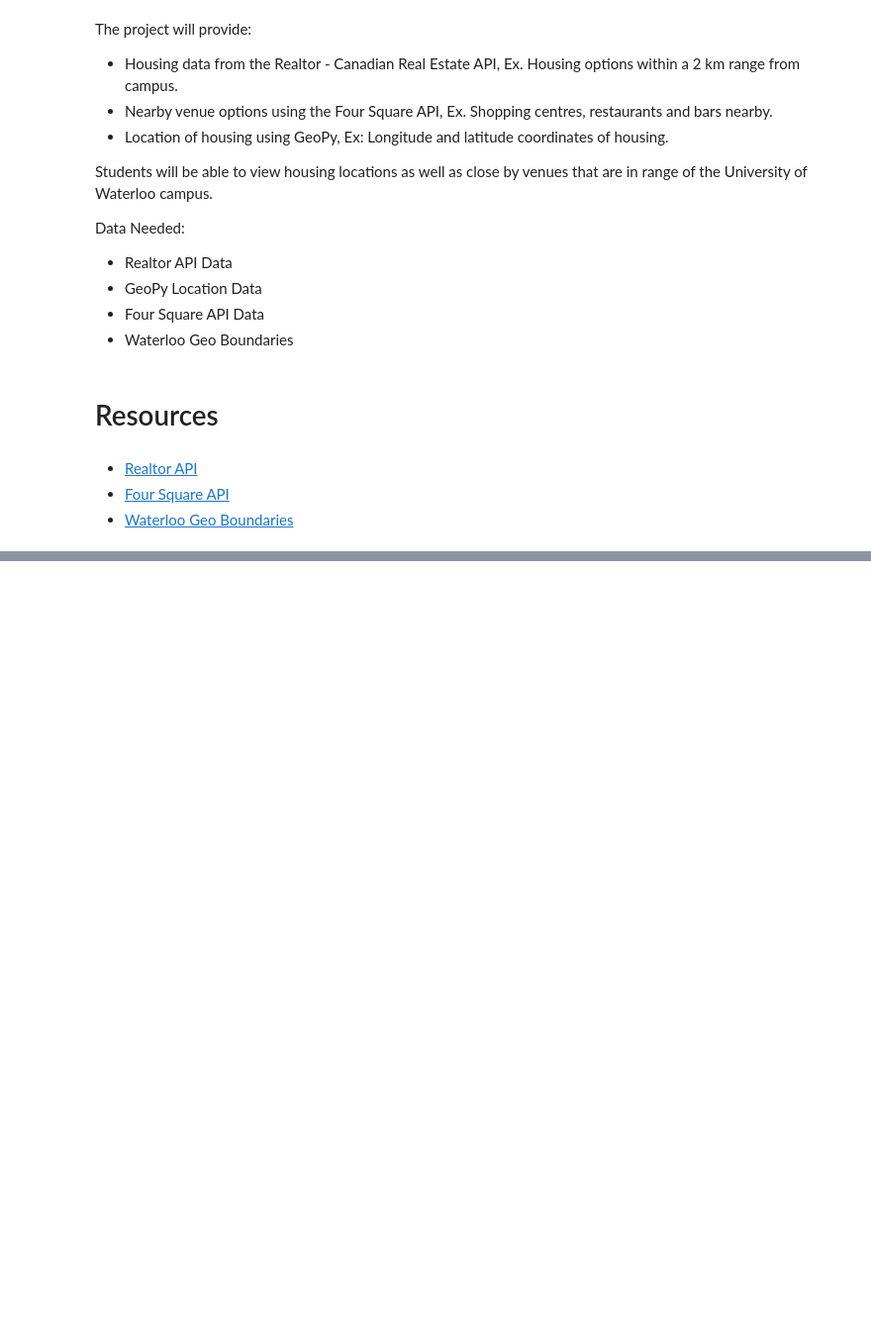
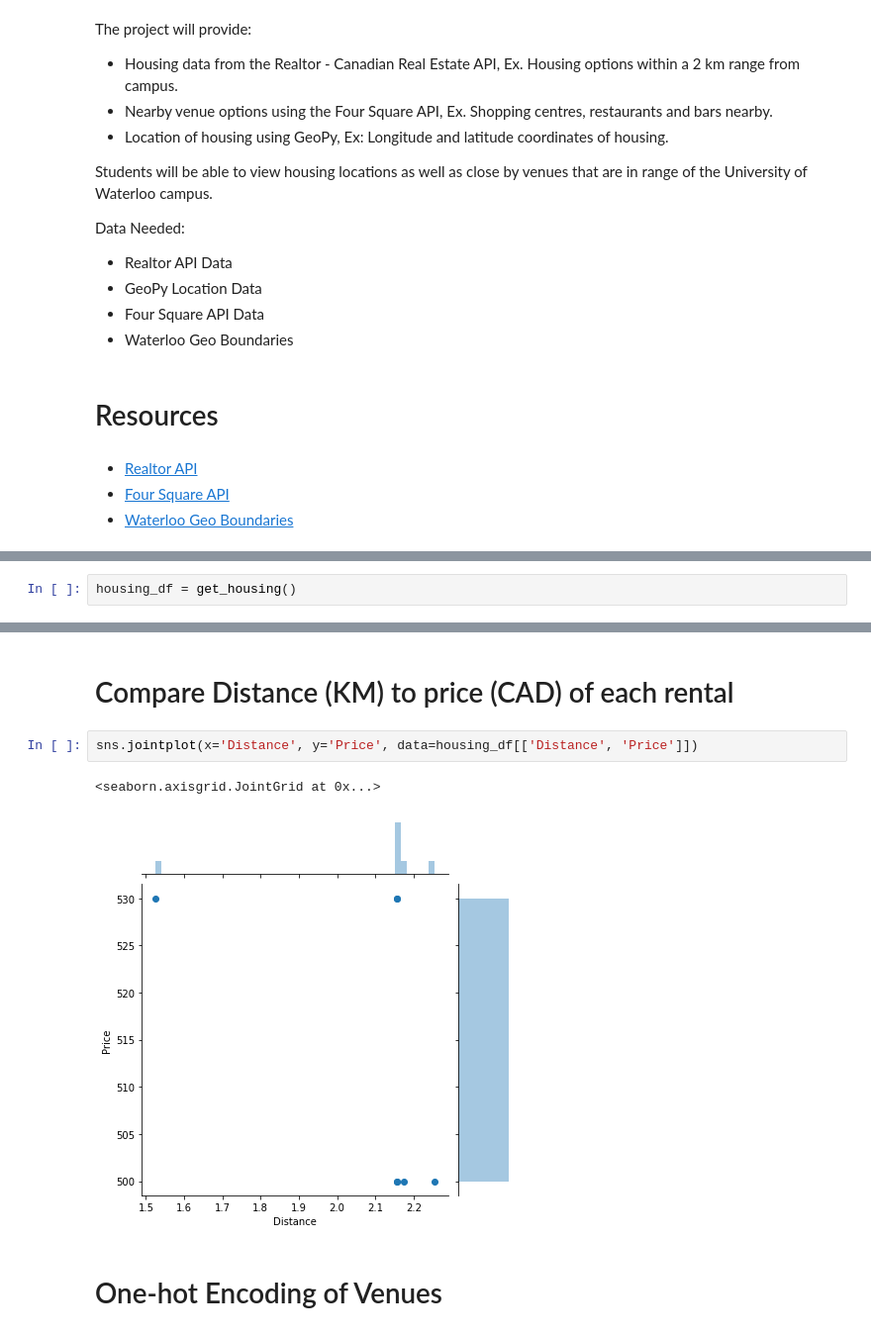
Before and after one commit to JacobRintjema/University-of-Waterloo-Student-Housing-and-Venue-Capstone-Project, a Jupyter notebook: UWaterloo Student Housing and Venue Capstone Prj.ipynb, the cells around one changed output, grey strips where cells are left out. Shown at 99% size. Cells and saved outputs as stored; diff of their text form; blank space fills up the shorter version.

```diff
--- a/UWaterloo Student Housing and Venue Capstone Prj.ipynb
+++ b/UWaterloo Student Housing and Venue Capstone Prj.ipynb
@@ -35,0 +110,2 @@ Data Needed:
+# %%
+housing_df = get_housing()
@@ -35,0 +322,9 @@ Data Needed:
+# %% [markdown]
+# Compare Distance (KM) to price (CAD) of each rental
+# %%
+sns.jointplot(x='Distance', y='Price', data=housing_df[['Distance', 'Price']])
+# %% [output]
+<seaborn.axisgrid.JointGrid at 0x...>
+[figure, added]
+# %% [markdown]
+# One-hot Encoding of Venues
```
Also changed, not shown: parts of 28 cells of this notebook.
